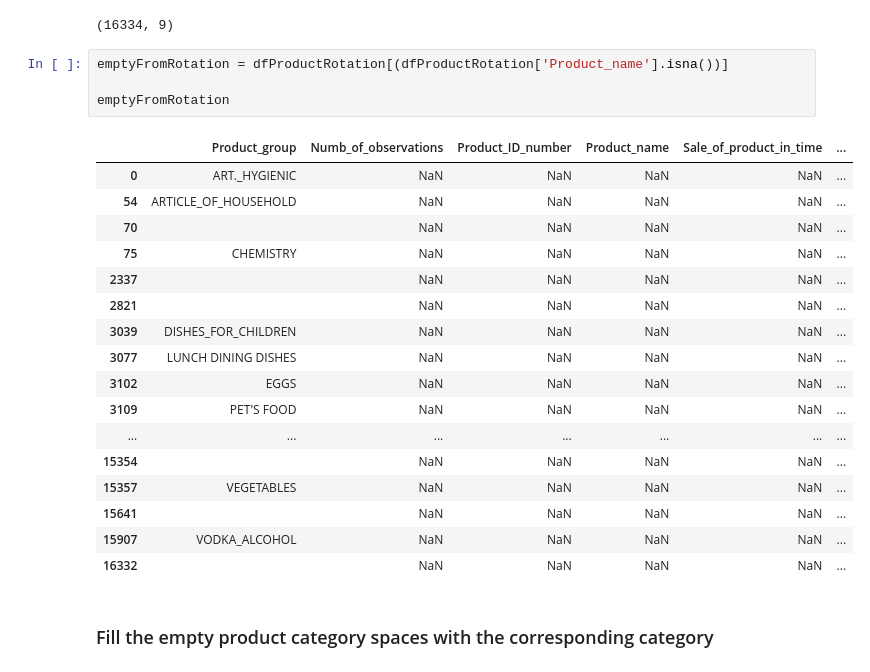
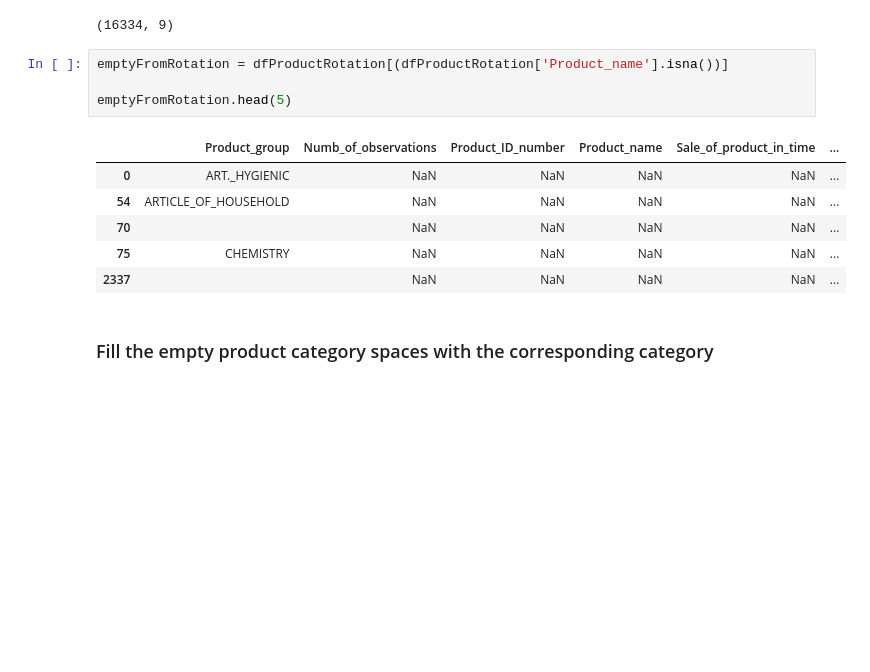
Before and after one commit to georgeolivares/Analisis-de-tienda-Poland, a Jupyter notebook: Analisis de tienda.ipynb, the cells around one changed output. Drawn from its saved outputs; the diff is of its cells as text; blank space fills up the shorter version.

```diff
--- a/Analisis de tienda.ipynb
+++ b/Analisis de tienda.ipynb
@@ -676,25 +669,14 @@ dfProductRotation.shape
 # %%
 emptyFromRotation = dfProductRotation[(dfProductRotation['Product_name'].isna())]
 
-emptyFromRotation
+emptyFromRotation.head(5)
 # %% [output]
 |  | Product_group | Numb_of_observations | Product_ID_number | Product_name | Sale_of_product_in_time | ... |
 | 0 | ART._HYGIENIC | NaN | NaN | NaN | NaN | ... |
 | 54 | ARTICLE_OF_HOUSEHOLD | NaN | NaN | NaN | NaN | ... |
 | 70 |  | NaN | NaN | NaN | NaN | ... |
 | 75 | CHEMISTRY | NaN | NaN | NaN | NaN | ... |
 | 2337 |  | NaN | NaN | NaN | NaN | ... |
-| 2821 |  | NaN | NaN | NaN | NaN | ... |
-| 3039 | DISHES_FOR_CHILDREN | NaN | NaN | NaN | NaN | ... |
-| 3077 | LUNCH DINING DISHES | NaN | NaN | NaN | NaN | ... |
-| 3102 | EGGS | NaN | NaN | NaN | NaN | ... |
-| 3109 | PET'S FOOD | NaN | NaN | NaN | NaN | ... |
-| ... | ... | ... | ... | ... | ... | ... |
-| 15354 |  | NaN | NaN | NaN | NaN | ... |
-| 15357 | VEGETABLES | NaN | NaN | NaN | NaN | ... |
-| 15641 |  | NaN | NaN | NaN | NaN | ... |
-| 15907 | VODKA_ALCOHOL | NaN | NaN | NaN | NaN | ... |
-| 16332 |  | NaN | NaN | NaN | NaN | ... |
 # %% [markdown]
 ### Fill the empty product category spaces with the corresponding category
 # %%
```
Also changed, not shown: parts of 9 cells of this notebook.
